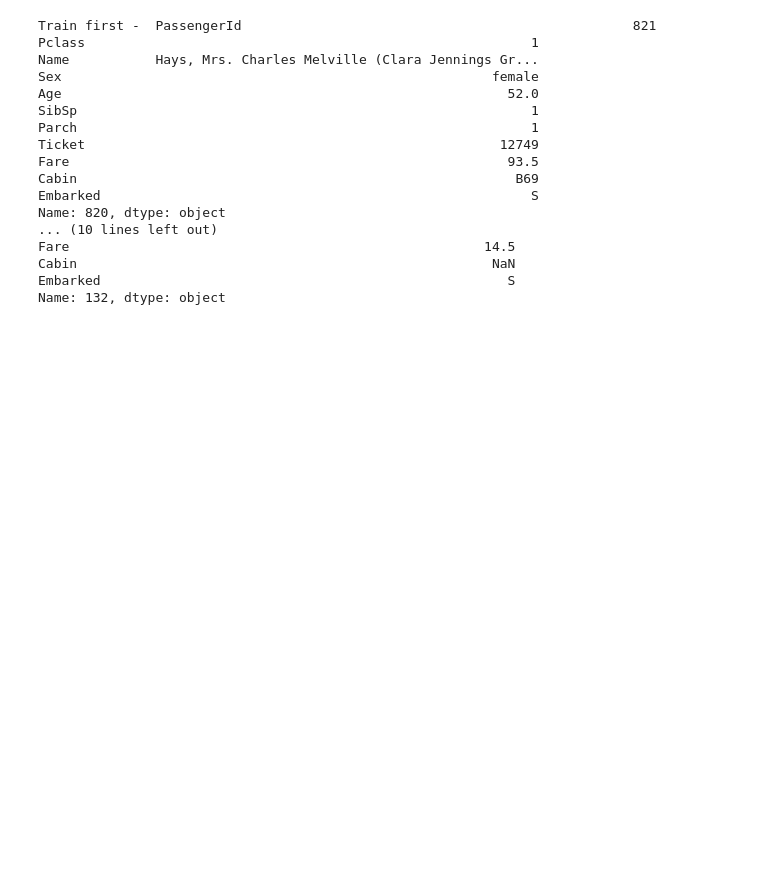
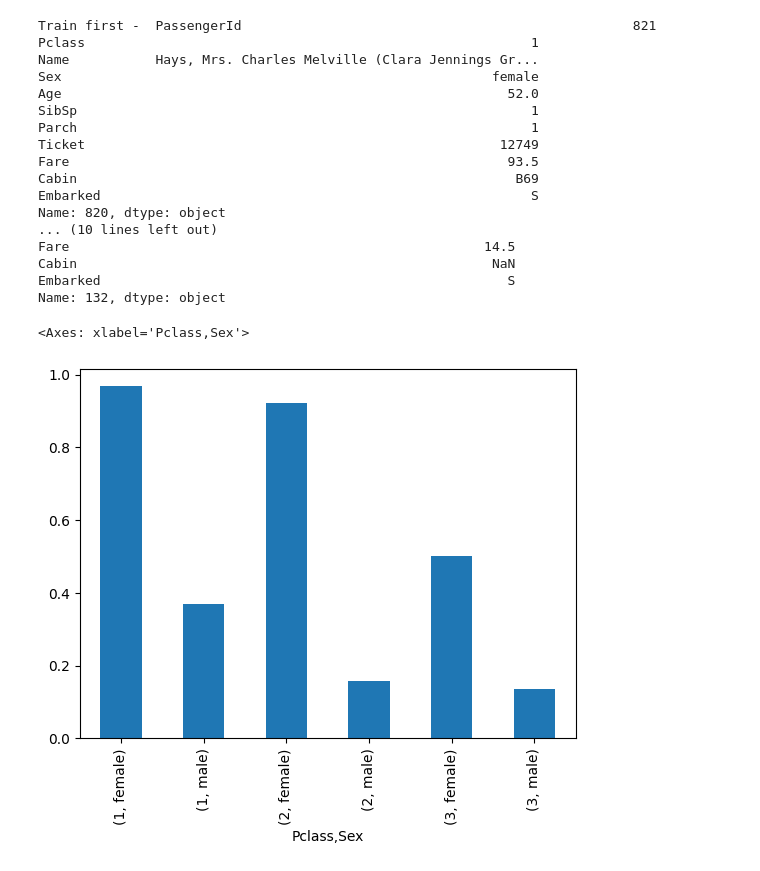
Before and after one commit to sieugene/handson-ml3, a Jupyter notebook: ch2/try-it-out/main.ipynb, the cells around one changed output. Cells and saved outputs as stored; diff of their text form; code cells hidden in the pictures; blank space fills up the shorter version.

```diff
--- a/ch2/try-it-out/main.ipynb
+++ b/ch2/try-it-out/main.ipynb
@@ -180,3 +192,13 @@ Fare                                                     14.5
 Cabin                                                     NaN
 Embarked                                                    S
 Name: 132, dtype: object
+# %%
+# Exploratory Data Analysis
+# Visualize
+import matplotlib.pyplot as plt
+
+survMean = titanic_full.groupby(["Pclass", "Sex"])["Survived"].mean()
+survMean.plot(kind="bar")
+# %% [output]
+<Axes: xlabel='Pclass,Sex'>
+[figure, added]
```
Also changed, not shown: parts of 2 cells of this notebook.
